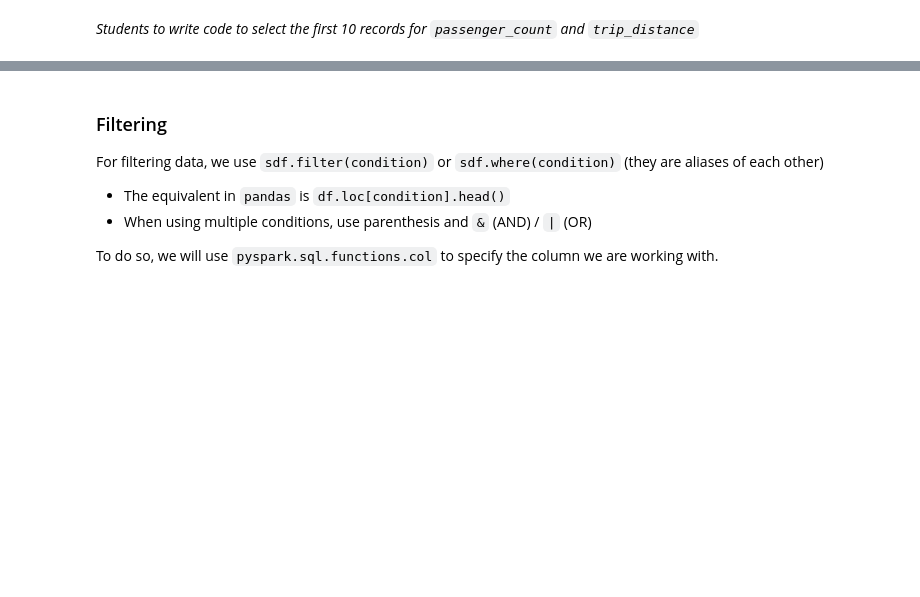
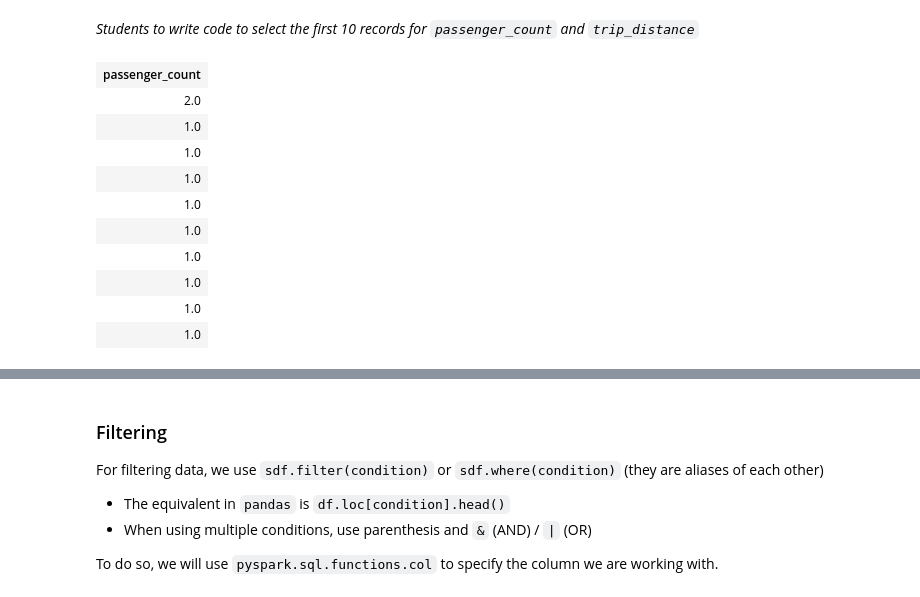
Before and after one commit to creamierrr/MAST30034_Python, a Jupyter notebook: tutorials/tute_1/Tute1_Python.ipynb, the cells around one changed output, grey strips where cells are left out. Cells and saved outputs as stored; diff of their text form; code cells hidden in the pictures; blank space fills up the shorter version.

```diff
--- a/tutorials/tute_1/Tute1_Python.ipynb
+++ b/tutorials/tute_1/Tute1_Python.ipynb
@@ -237,3 +233,16 @@ sdf.select('passenger_count').limit(5)
 _Students to write code to select the first 10 records for `passenger_count` and `trip_distance`_
 # %%
 # write code here to select the first 10 records for `passenger_count` and `trip_distance`
+sdf.select('passenger_count').limit(10)
+# %% [output]
+| passenger_count |
+| 2.0 |
+| 1.0 |
+| 1.0 |
+| 1.0 |
+| 1.0 |
+| 1.0 |
+| 1.0 |
+| 1.0 |
+| 1.0 |
+| 1.0 |
```
Also changed, not shown: parts of 14 cells of this notebook.
